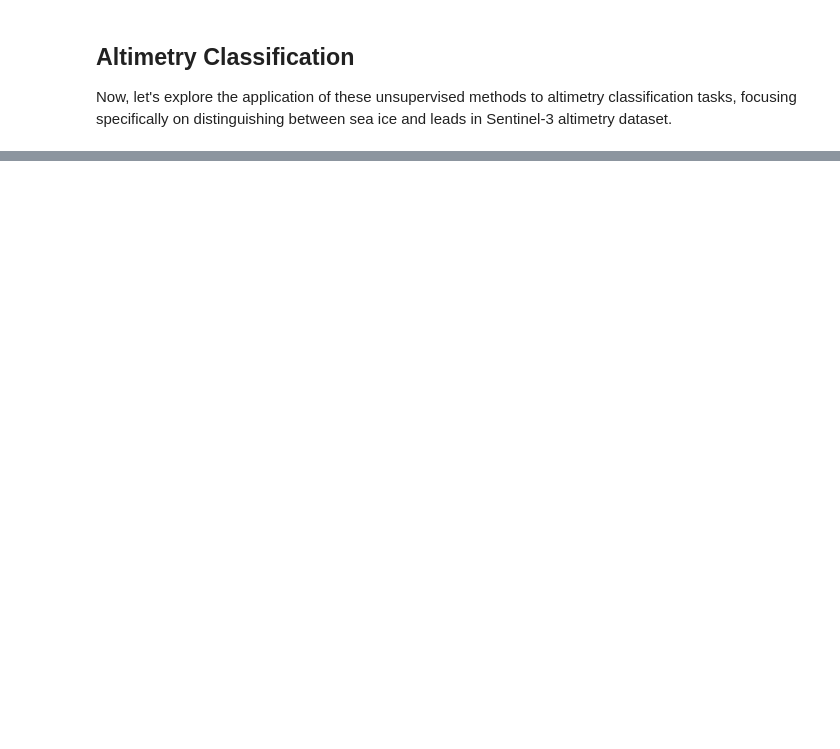
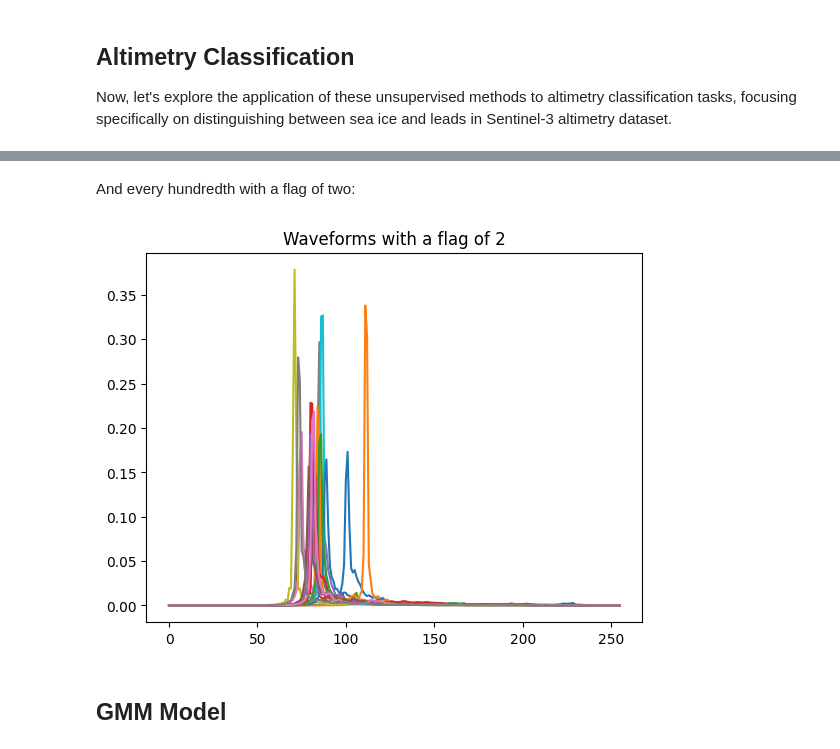
Before and after one commit to rhtweedie/ai4eo-week-4, a Jupyter notebook: classify_echoes.ipynb, the cells around one changed output, grey strips where cells are left out. Drawn from its saved outputs; the diff is of its cells as text; code cells hidden in the pictures; blank space fills up the shorter version.

```diff
--- a/classify_echoes.ipynb
+++ b/classify_echoes.ipynb
@@ -773,0 +329,14 @@ plt.show()
+# %% [markdown]
+And every hundredth with a flag of two:
+# %%
+functions_to_plot = waves[~np.isnan(data_normalized).any(axis=1)][(flag_cleaned==2)][::100]
+
+# Plot each function
+for i, function in enumerate(functions_to_plot):
+    plt.plot(function/np.sum(function))
+plt.title('Waveforms with a flag of 2')
+plt.show()
+# %% [output]
+[figure, added]
+# %% [markdown]
+## GMM Model
```
Also changed, not shown: parts of 92 cells of this notebook, 1 other file.
